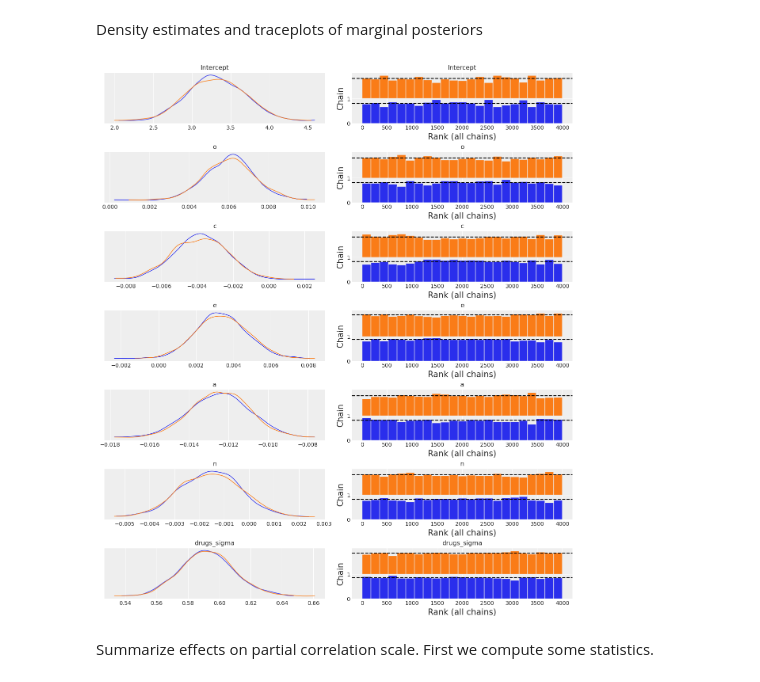
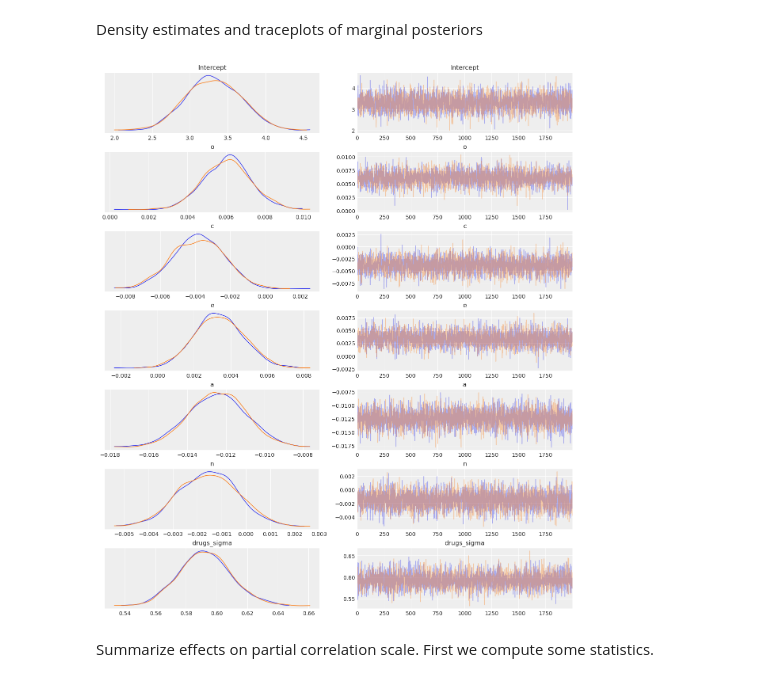
Before and after one commit to bambinos/paper, a Jupyter notebook: 01_multiple_linear_regression.ipynb, the cells around one changed output. Drawn from its saved outputs; the diff is of its cells as text; code cells hidden in the pictures.

Commit message:
use normal traceplots for drugs example

```diff
--- a/01_multiple_linear_regression.ipynb
+++ b/01_multiple_linear_regression.ipynb
@@ -63,10 +88,10 @@ az.summary(idata)
 # %% [markdown]
 Density estimates and traceplots of marginal posteriors
 # %%
-az.plot_trace(idata, compact=False, kind="rank_bars");
+az.plot_trace(idata, compact=False);
 plt.savefig("imgs/drugs_posterior.png")
 # %% [output]
-[figure, old version]
+[figure, new version]
 # %% [markdown]
 Summarize effects on partial correlation scale. First we compute some statistics.
 # %%
```
Also changed, not shown: parts of 5 cells of this notebook, 2 other files.
